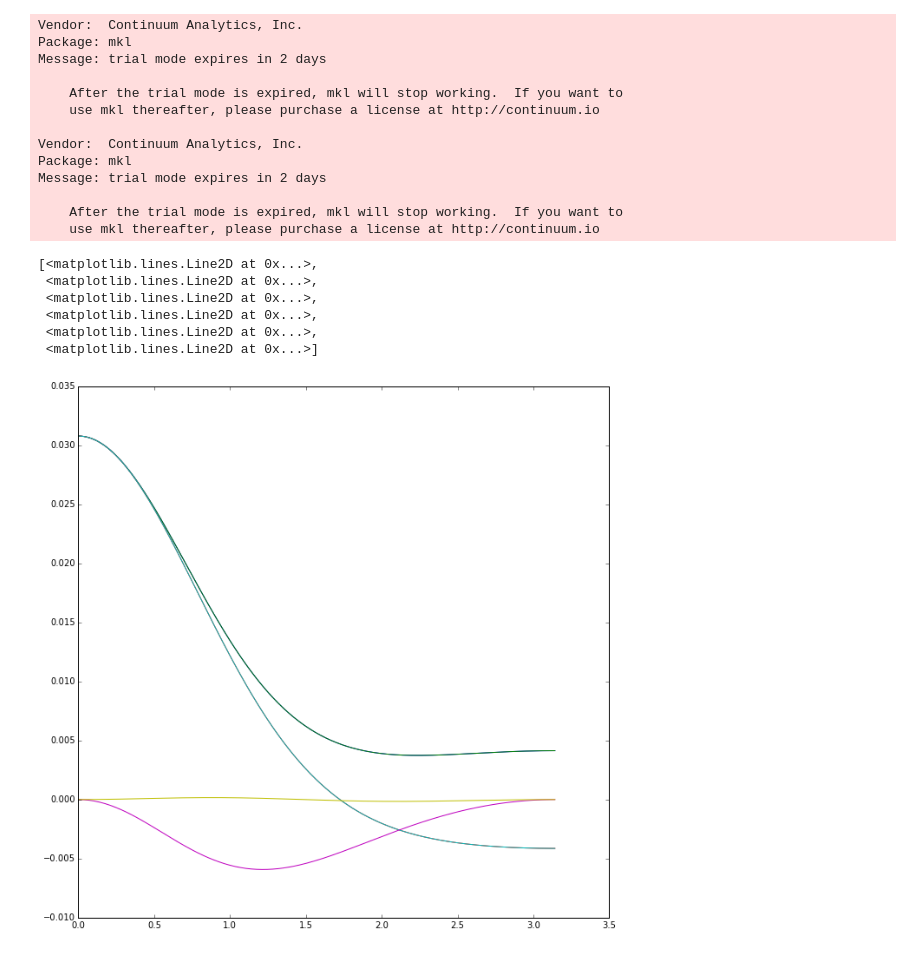
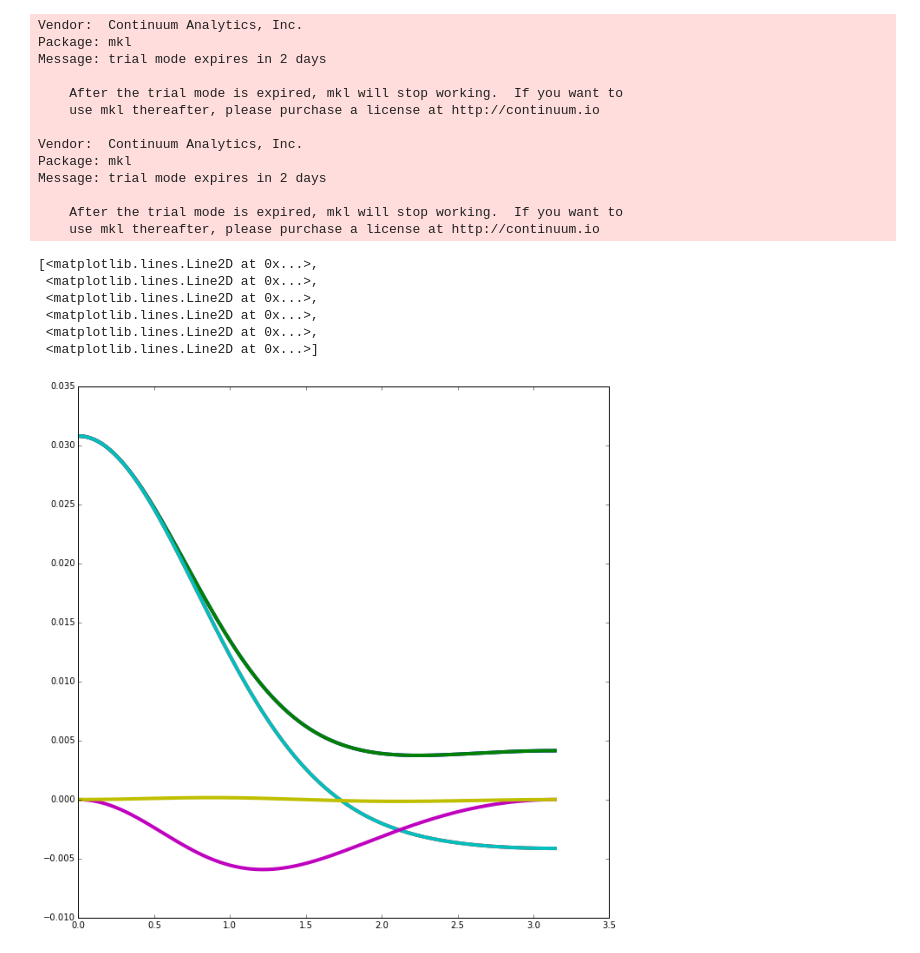
Before and after one commit to wgm2111/wgm-mie-scattering, a Jupyter notebook: ex_lognorm.ipynb, the cells around one changed output. Drawn from its saved outputs; the diff is of its cells as text; code cells hidden in the pictures.

```diff
--- a/ex_lognorm.ipynb
+++ b/ex_lognorm.ipynb
@@ -49,13 +49,13 @@ out = ssa.angle_eval(theta)
 # %%
 # Make a figure with the scattering properties
 fig = plt.figure(0, figsize=(10,10), facecolor='white')
 ax = fig.add_axes([.1, .1, .85, .85])
-ax.plot(theta, out.transpose())
+ax.plot(theta, out.transpose(), linewidth=4)
 # %% [output]
 [<matplotlib.lines.Line2D at 0x...>,
  <matplotlib.lines.Line2D at 0x...>,
  <matplotlib.lines.Line2D at 0x...>,
  <matplotlib.lines.Line2D at 0x...>,
  <matplotlib.lines.Line2D at 0x...>,
  <matplotlib.lines.Line2D at 0x...>]
-[figure, old version]
+[figure, new version]
```
Also changed, not shown: 3 other files.
